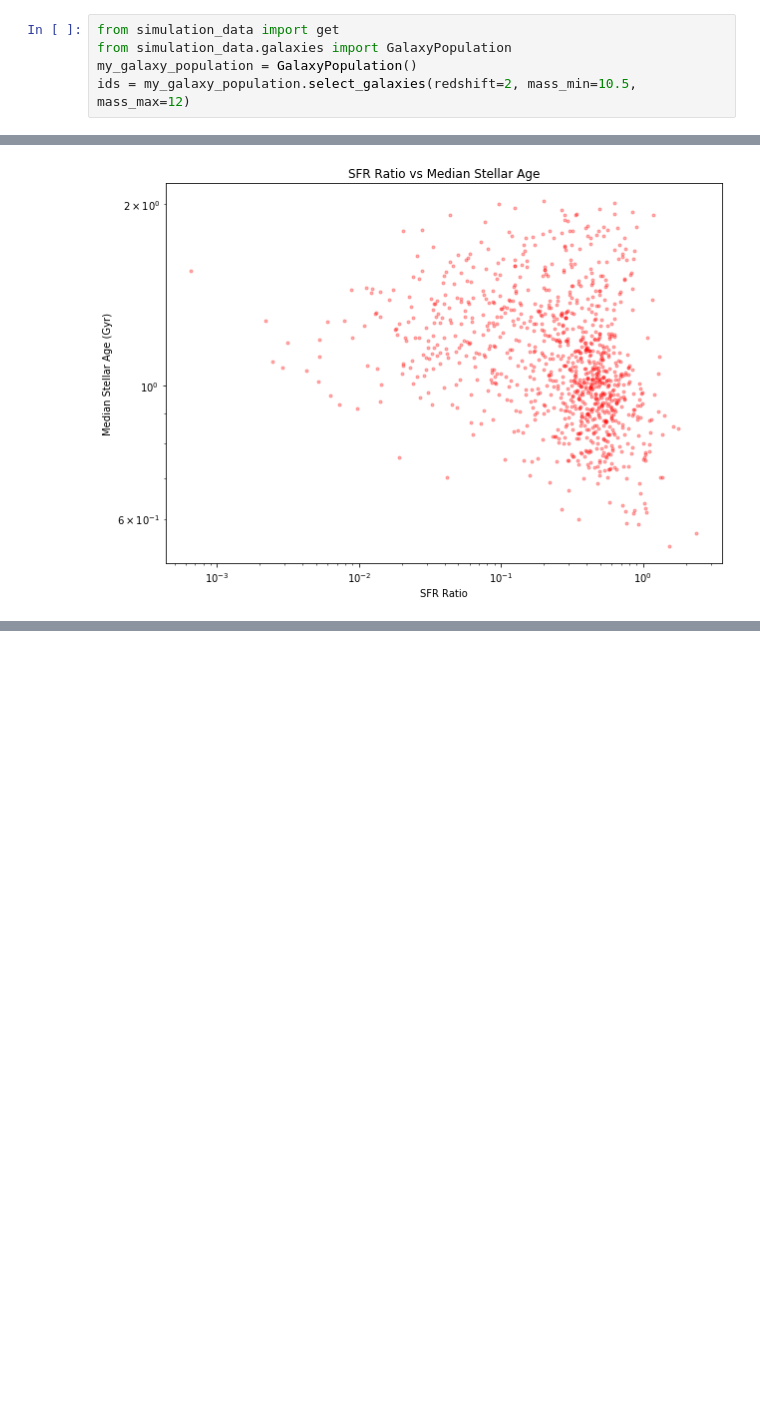
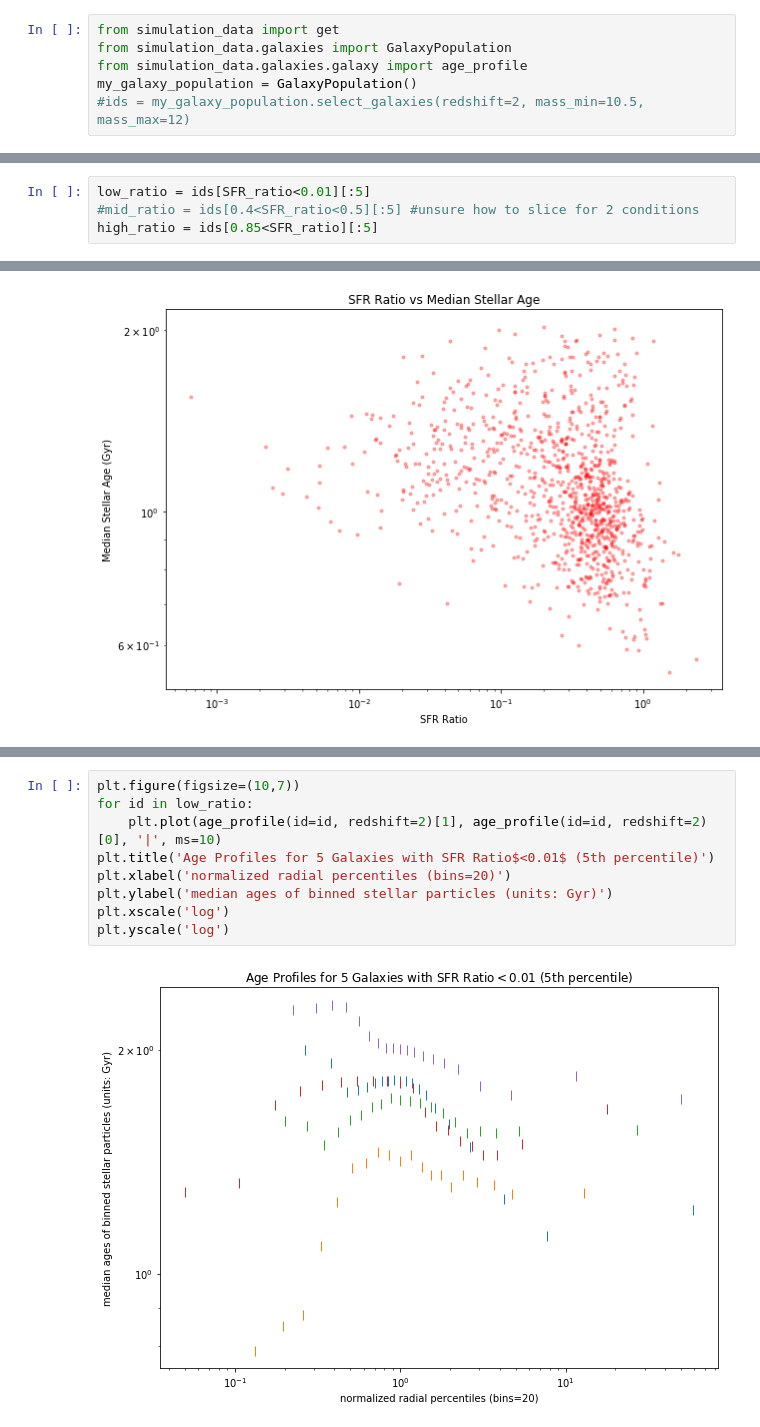
Before and after one commit to pathakde/Galaxy-Quenching, a Jupyter notebook: preliminary_plots.ipynb, the cells around one changed output, grey strips where cells are left out. Saved outputs shown, nothing was run; the diff lists cells and outputs as text; blank space fills up the shorter version.

```diff
--- a/preliminary_plots.ipynb
+++ b/preliminary_plots.ipynb
@@ -1,5 +1,6 @@
 # %%
 from simulation_data import get
 from simulation_data.galaxies import GalaxyPopulation
+from simulation_data.galaxies.galaxy import age_profile
 my_galaxy_population = GalaxyPopulation()
-ids = my_galaxy_population.select_galaxies(redshift=2, mass_min=10.5, mass_max=12)
+#ids = my_galaxy_population.select_galaxies(redshift=2, mass_min=10.5, mass_max=12)
@@ -34 +34,5 @@ r_effective = my_galaxy_population.get_effective_radius()
+# %%
+low_ratio = ids[SFR_ratio<0.01][:5]
+#mid_ratio = ids[0.4<SFR_ratio<0.5][:5] #unsure how to slice for 2 conditions
+high_ratio = ids[0.85<SFR_ratio][:5]
 # %%
@@ -77,0 +98,11 @@ plt.yscale('log')
+# %%
+plt.figure(figsize=(10,7))
+for id in low_ratio:
+    plt.plot(age_profile(id=id, redshift=2)[1], age_profile(id=id, redshift=2)[0], '|', ms=10)
+plt.title('Age Profiles for 5 Galaxies with SFR Ratio$<0.01$ (5th percentile)')
+plt.xlabel('normalized radial percentiles (bins=20)')
+plt.ylabel('median ages of binned stellar particles (units: Gyr)')
+plt.xscale('log')
+plt.yscale('log')
+# %% [output]
+[figure, added]
```
Also changed, not shown: parts of 9 cells of this notebook, 1 other file.
